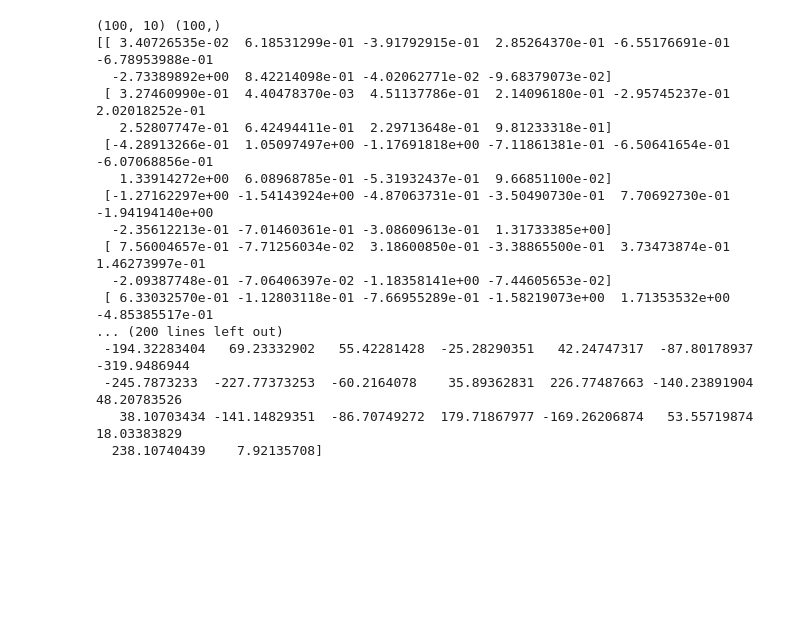
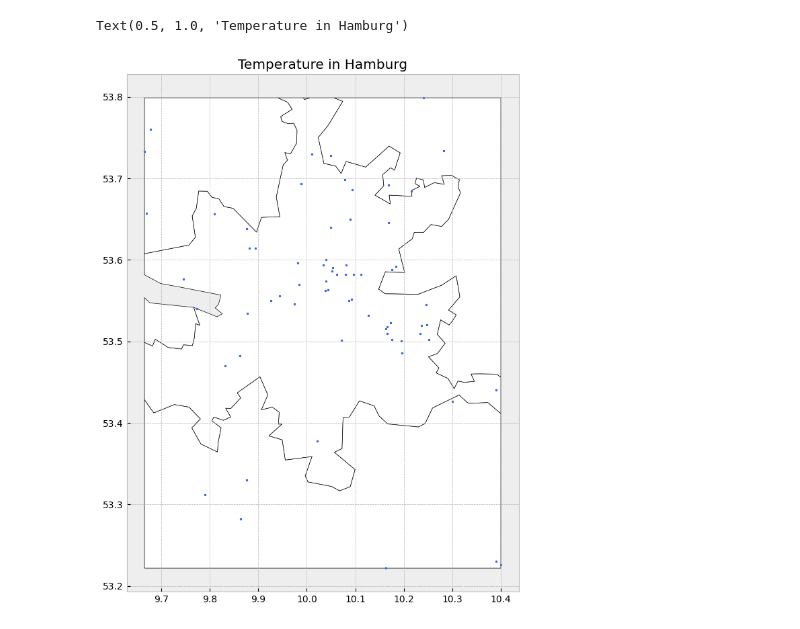
Before and after one commit to IanBuck-dev/master-thesis-data-science, a Jupyter notebook: sensor-data-ml-demo.ipynb, the cells around one changed output. Drawn from its saved outputs; the diff is of its cells as text; code cells hidden in the pictures; blank space fills up the shorter version.

```diff
--- a/sensor-data-ml-demo.ipynb
+++ b/sensor-data-ml-demo.ipynb
@@ -137,28 +67,36 @@ train_target = []
-# %%
-# Create regression dataset
-from sklearn import datasets
-
-X, y = datasets.make_regression(n_samples=100,n_features=10)
-
-print(X.shape, y.shape)
-print(X)
-
-print(y)
-# %% [output]
-(100, 10) (100,)
-[[ 3.40726535e-02  6.18531299e-01 -3.91792915e-01  2.85264370e-01 -6.55176691e-01 -6.78953988e-01
-  -2.73389892e+00  8.42214098e-01 -4.02062771e-02 -9.68379073e-02]
- [ 3.27460990e-01  4.40478370e-03  4.51137786e-01  2.14096180e-01 -2.95745237e-01  2.02018252e-01
-   2.52807747e-01  6.42494411e-01  2.29713648e-01  9.81233318e-01]
- [-4.28913266e-01  1.05097497e+00 -1.17691818e+00 -7.11861381e-01 -6.50641654e-01 -6.07068856e-01
-   1.33914272e+00  6.08968785e-01 -5.31932437e-01  9.66851100e-02]
- [-1.27162297e+00 -1.54143924e+00 -4.87063731e-01 -3.50490730e-01  7.70692730e-01 -1.94194140e+00
-  -2.35612213e-01 -7.01460361e-01 -3.08609613e-01  1.31733385e+00]
- [ 7.56004657e-01 -7.71256034e-02  3.18600850e-01 -3.38865500e-01  3.73473874e-01  1.46273997e-01
-  -2.09387748e-01 -7.06406397e-02 -1.18358141e+00 -7.44605653e-02]
- [ 6.33032570e-01 -1.12803118e-01 -7.66955289e-01 -1.58219073e+00  1.71353532e+00 -4.85385517e-01
-... (200 lines left out)
- -194.32283404   69.23332902   55.42281428  -25.28290351   42.24747317  -87.80178937 -319.9486944
- -245.7873233  -227.77373253  -60.2164078    35.89362831  226.77487663 -140.23891904   48.20783526
-   38.10703434 -141.14829351  -86.70749272  179.71867977 -169.26206874   53.55719874   18.03383829
-  238.10740439    7.92135708]
+# %%
+# Plot data
+from geopandas.tools import sjoin
+
+# Hamburg boundaries
+# hamburg = gpd.read_file('./data/hamburg.shx')
+# hamburg = hamburg.to_crs(proj_wgs)
+
+# hamburg = hamburg.clip_by_rect(geo_df.total_bounds[0], geo_df.total_bounds[1], geo_df.total_bounds[2], geo_df.total_bounds[3])
+
+# basisview = gpd.read_file(
+#     './data/basisviews_bdlm_HH_EPSG_4326_2023-04-25.gpkg')
+# basisview = basisview.to_crs(proj_wgs)
+
+# basisview = basisview.clip_by_rect(geo_df.total_bounds[0], geo_df.total_bounds[1], geo_df.total_bounds[2], geo_df.total_bounds[3])
+
+ge5000 = gpd.read_file(
+    './data/ge5000.utm32s.shape/ge5000/vrm/VRM5000.shp')
+ge5000 = ge5000.to_crs(proj_wgs)
+
+ge5000 = ge5000.clip_by_rect(geo_df.total_bounds[0], geo_df.total_bounds[1], geo_df.total_bounds[2], geo_df.total_bounds[3])
+
+
+# Create subplots
+fig, ax = plt.subplots(1, 1, figsize=(10, 10))
+plt.style.use('bmh')
+
+ge5000.plot(ax=ax, color='white', edgecolor='black')
+# hamburg.plot(ax=ax, color='white', edgecolor='black')
+geo_df.plot(ax=ax, marker='o', color='royalblue', markersize=3)
+
+
+ax.set_title('Temperature in Hamburg')
+# %% [output]
+Text(0.5, 1.0, 'Temperature in Hamburg')
+[figure, added]
```
Also changed, not shown: parts of 8 cells of this notebook.
